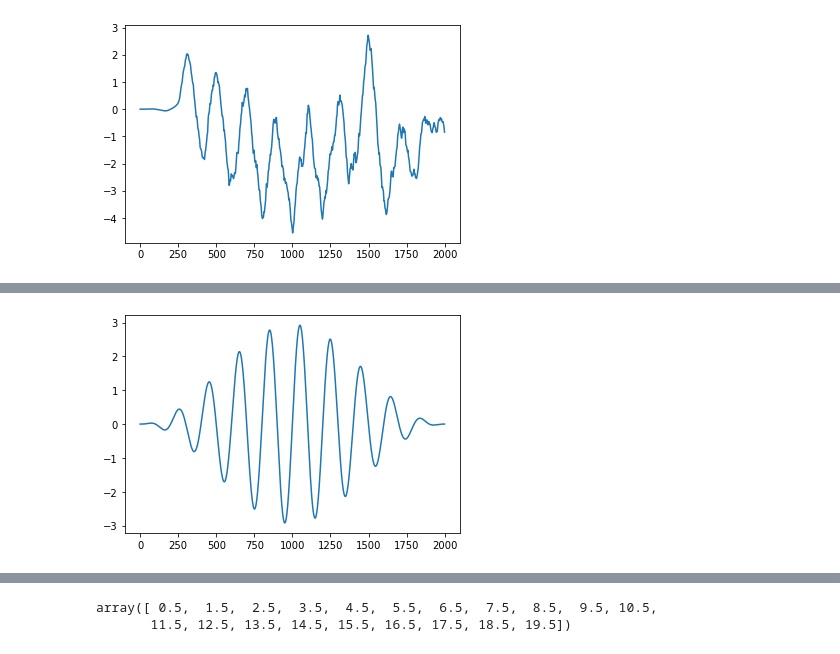
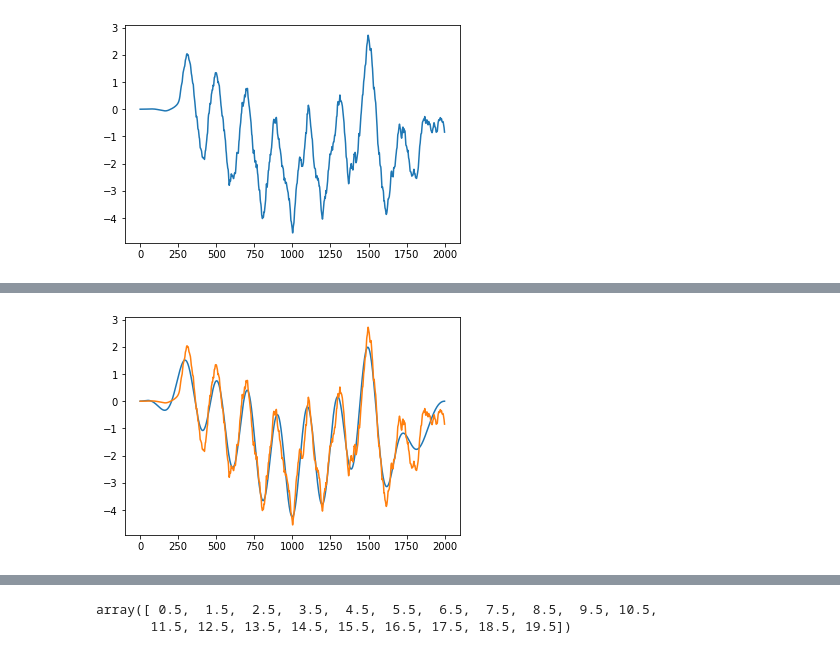
Before and after one commit to dibondar/superoscilations, a Jupyter notebook: superoscilations for quantum control/test.ipynb, the cells around one changed output, grey strips where cells are left out. Drawn from its saved outputs; the diff is of its cells as text; code cells hidden in the pictures.

```diff
--- a/superoscilations for quantum control/test.ipynb
+++ b/superoscilations for quantum control/test.ipynb
@@ -20,3 +22,11 @@ plt.plot(tracking_phi)
 plt.show()
 # %% [output]
 [figure]
+# %%
+def Phi(t, f, s=0):
+    """
+    Transform limited pulse
+    """
+    return np.sin(t) ** 2 * np.sin(f * t - s)
+
+t = np.linspace(0, np.pi, phi.size)
@@ -23,5 +72,14 @@ plt.show()
+# %%
+n = 10
+
+fields = np.array(
+    [Phi(t, f, s) for f, s in product(np.linspace(0.2, 20, n), np.linspace(-2.5, 2.5, n))]
+).T
+# %%
+x = nnls(fields, tracking_phi)[0]
 # %%
-plt.plot(phi)
+plt.plot(fields @ x)
+plt.plot(tracking_phi)
 plt.show()
 # %% [output]
-[figure, old version]
+[figure, new version]
```
Also changed, not shown: parts of 9 cells of this notebook.
